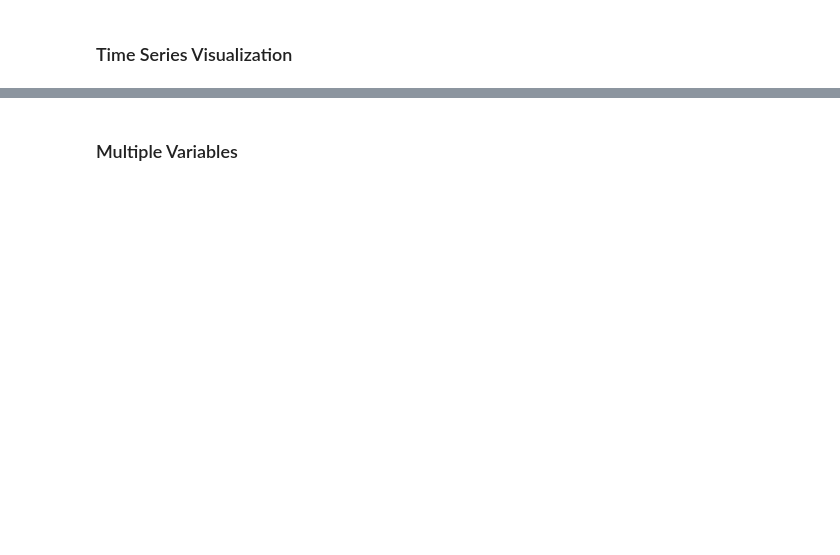
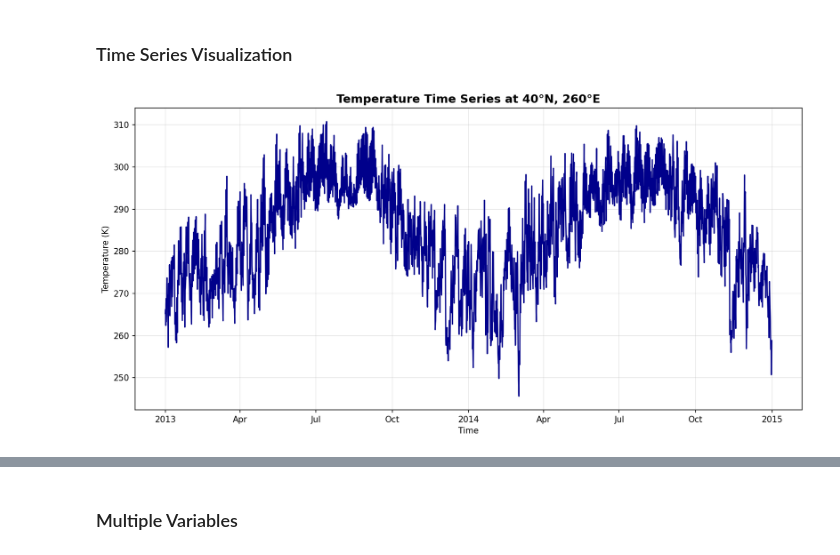
Before and after one commit to arjavrawal/sgsup-arjav-322, a Jupyter notebook: Lecture4_Classwork2_students.ipynb, the cells around one changed output, grey strips where cells are left out. Saved outputs shown, nothing was run; the diff lists cells and outputs as text; code cells hidden in the pictures; blank space fills up the shorter version.

```diff
--- a/Lecture4_Classwork2_students.ipynb
+++ b/Lecture4_Classwork2_students.ipynb
@@ -245,25 +306,27 @@ plt.show()
 ### Time Series Visualization
 # %%
 # Assign the result of the sel function to location_ts
-location_ts =
+location_ts = temperature.sel(lat=40.0, lon=260.0)
 # Create a plot and assign the result to fig, ax
-fig, ax =
+fig, ax = plt.subplots(figsize=(12,6))
 # Call the plot function
 location_ts.plot(ax=ax, linewidth=1.5, color="darkblue")
 # Execute the following operation
 plt.title("Temperature Time Series at 40°N, 260°E", fontsize=14,
 # Assign a value to fontweight
-fontweight=
+fontweight="bold")
 # Call the xlabel function
 plt.xlabel("Time")
 # Call the ylabel function
 plt.ylabel("Temperature (K)")
 # Call the grid function
 plt.grid(True, alpha=0.3)
 # Call the tight_layout function
 plt.tight_layout()
 # Call the show function
 plt.show()
+# %% [output]
+[figure, added]
 # %%
 # Execute the following operation
 ds.data_vars
```
Also changed, not shown: parts of 21 cells of this notebook, 1 other file.
